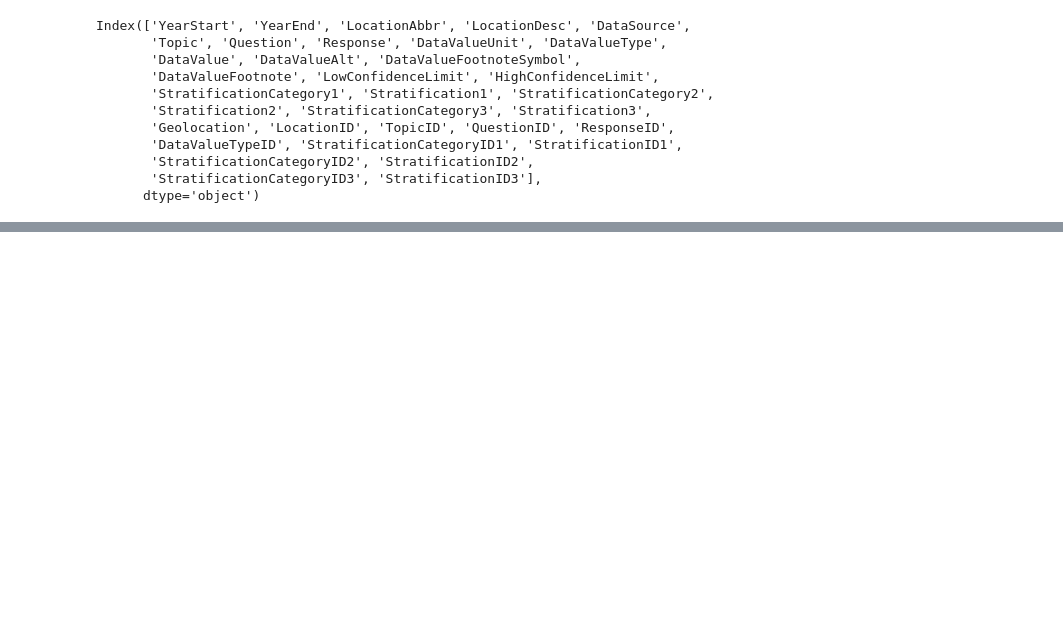
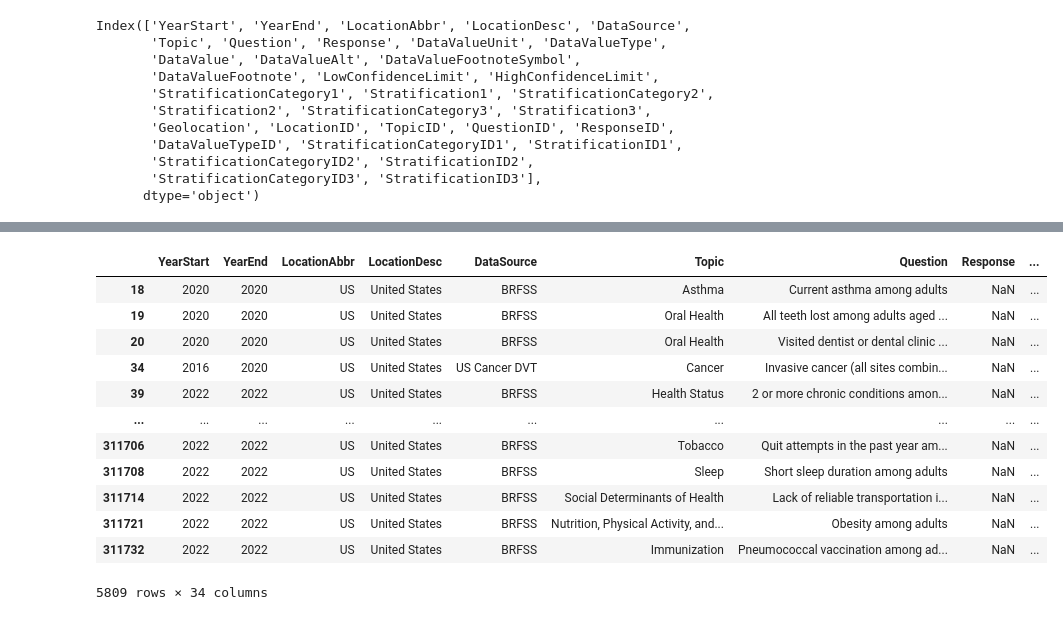
Before and after one commit to ajones1010/Project-1-, a Jupyter notebook: project_1/project_1.ipynb, the cells around one changed output, grey strips where cells are left out. Drawn from its saved outputs; the diff is of its cells as text; code cells hidden in the pictures; blank space fills up the shorter version.

Commit message:
Clean data & exploratory analysis for question 1

```diff
--- a/project_1/project_1.ipynb
+++ b/project_1/project_1.ipynb
@@ -62,5 +40,0 @@ chronic_df
-# %%
-# #Deleting empty columns
-#chronic_df.columns = chronic_df.columns.str.strip()
-chronic_df = chronic_df.drop(columns=['Response'], errors='ignore')
-chronic_df
@@ -80,0 +62,5 @@ chronic_df
+# %%
+# Create a boolean series indicating columns with zero non-null values
+empty_column_filter_series = chronic_df.count() == 0
+# Display the boolean series
+empty_column_filter_series
@@ -80,0 +100,5 @@ chronic_df
+# %%
+# Get the names of columns with no data (identified by empty_column_filter_series)
+empty_columns = chronic_df.count()[empty_column_filter_series].index
+# Display empty_columns variable
+empty_columns
@@ -80,0 +111,4 @@ chronic_df
+# %%
+# Remove columns with no data (identified by empty_columns) from the DataFrame chronic_df
+# inplace=True ensures the changes are made to chronic_df directly
+chronic_df.drop(columns=empty_columns, inplace=True)
@@ -80,0 +230,24 @@ chronic_df
+# %%
+# Create a boolean series indicating rows where the "LocationAbbr" column is "US"
+us_filter_series = chronic_df["LocationAbbr"] == "US"
+
+# Filter the DataFrame chronic_df using the boolean series us_filter_series
+# to get only rows where the "LocationAbbr" column is "US"
+us_df = chronic_df[us_filter_series]
+
+# Display the resulting DataFrame containing only rows where the location abbreviation is "US"
+us_df
+# %% [output]
+|  | YearStart | YearEnd | LocationAbbr | LocationDesc | DataSource | Topic | Question | Response | ... |
+| 18 | 2020 | 2020 | US | United States | BRFSS | Asthma | Current asthma among adults | NaN | ... |
+| 19 | 2020 | 2020 | US | United States | BRFSS | Oral Health | All teeth lost among adults aged ... | NaN | ... |
+| 20 | 2020 | 2020 | US | United States | BRFSS | Oral Health | Visited dentist or dental clinic ... | NaN | ... |
+| 34 | 2016 | 2020 | US | United States | US Cancer DVT | Cancer | Invasive cancer (all sites combin... | NaN | ... |
+| 39 | 2022 | 2022 | US | United States | BRFSS | Health Status | 2 or more chronic conditions amon... | NaN | ... |
+| ... | ... | ... | ... | ... | ... | ... | ... | ... | ... |
+| 311706 | 2022 | 2022 | US | United States | BRFSS | Tobacco | Quit attempts in the past year am... | NaN | ... |
+| 311708 | 2022 | 2022 | US | United States | BRFSS | Sleep | Short sleep duration among adults | NaN | ... |
+| 311714 | 2022 | 2022 | US | United States | BRFSS | Social Determinants of Health | Lack of reliable transportation i... | NaN | ... |
+| 311721 | 2022 | 2022 | US | United States | BRFSS | Nutrition, Physical Activity, and... | Obesity among adults | NaN | ... |
+| 311732 | 2022 | 2022 | US | United States | BRFSS | Immunization | Pneumococcal vaccination among ad... | NaN | ... |
+5809 rows × 34 columns
```
Also changed, not shown: parts of 23 cells of this notebook.
